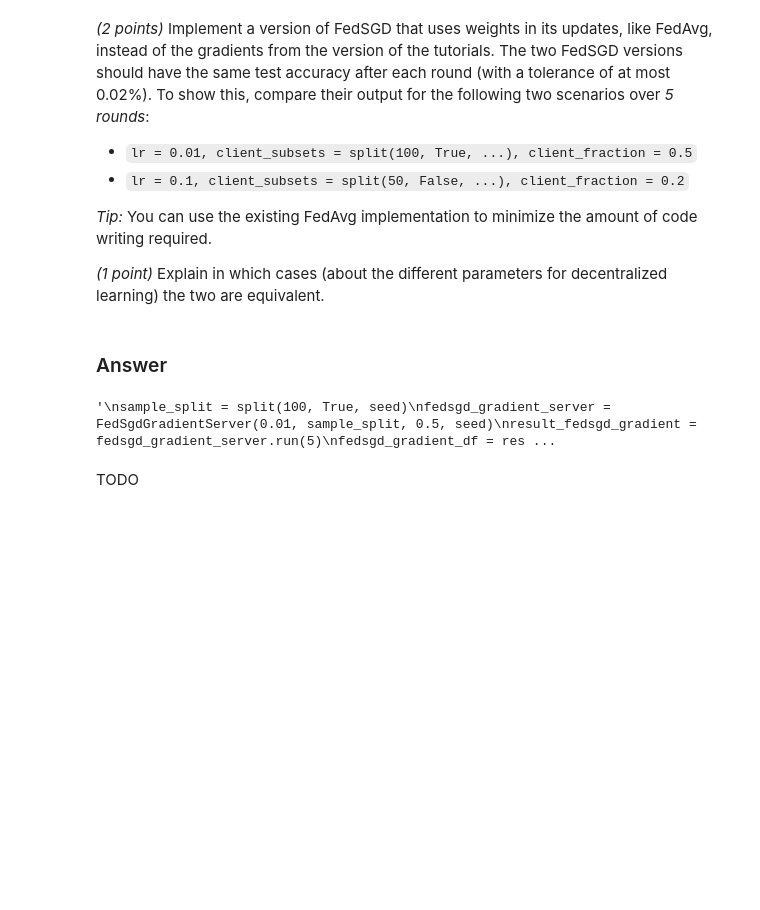
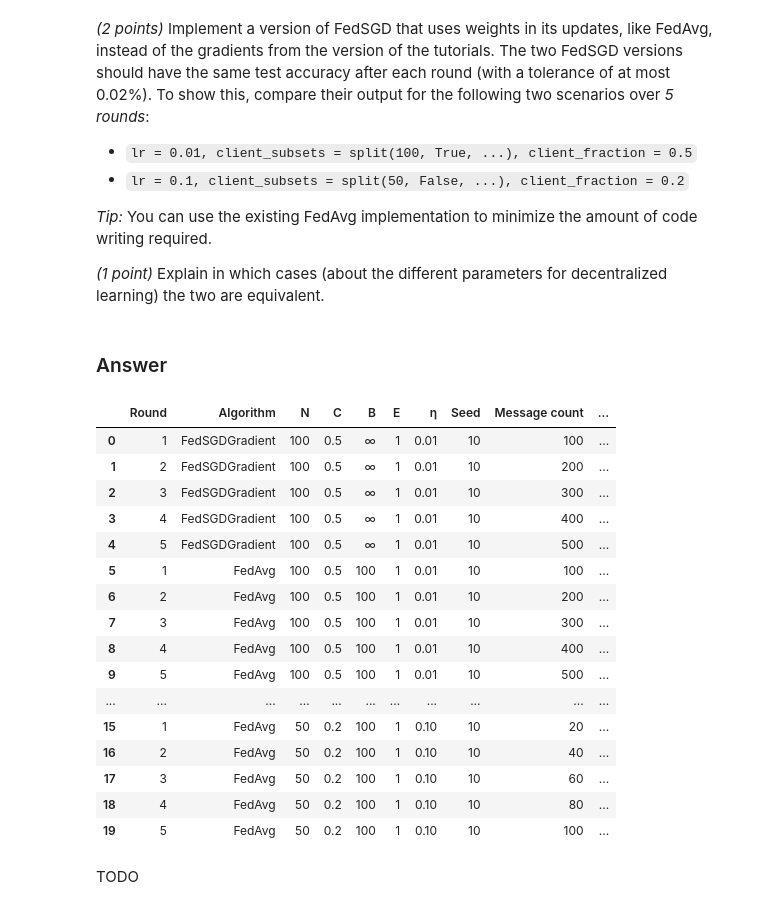
Before and after one commit to Blackangoo/DDL24Spring, a Jupyter notebook: lab/hw-hfl.ipynb, the cells around one changed output. Drawn from its saved outputs; the diff is of its cells as text; code cells hidden in the pictures; blank space fills up the shorter version.

```diff
--- a/lab/hw-hfl.ipynb
+++ b/lab/hw-hfl.ipynb
@@ -41,20 +43,36 @@ _(1 point)_ Explain in which cases (about the different parameters for decentral
 # %% [markdown]
 ### Answer
 # %%
-client_subsets_1_a = split(n=100, iid=True, seed=seed)
-client_subsets_1_b = split(n=50, iid=False, seed=seed)
+client_subsets_1_a = split(nr_clients=100, iid=True, seed=seed)
+client_subsets_1_b = split(nr_clients=50, iid=False, seed=seed)
 
 fedsgd_gradient_df_a = FedSgdGradientServer(lr=0.01, client_subsets=client_subsets_1_a, client_fraction=0.5, seed=seed).run(nr_rounds=5).as_df()
 fedavg_df_a = FedAvgServer(lr=0.01, batch_size=b, client_subsets=client_subsets_1_a, client_fraction=0.5, nr_local_epochs=e, seed=seed).run(nr_rounds=5).as_df()
 
 fedsgd_gradient_df_b = FedSgdGradientServer(lr=0.1, client_subsets=client_subsets_1_b, client_fraction=0.2, seed=seed).run(nr_rounds=5).as_df()
 fedavg_df_b = FedAvgServer(lr=0.1, batch_size=b, client_subsets=client_subsets_1_b, client_fraction=0.2, nr_local_epochs=e, seed=seed).run(nr_rounds=5).as_df()
 
 merged_df_1 = pd.concat([fedsgd_gradient_df_a, fedavg_df_a, fedsgd_gradient_df_b, fedavg_df_b], ignore_index=True)
 
 merged_df_1
 # %% [output]
-'\nsample_split = split(100, True, seed)\nfedsgd_gradient_server = FedSgdGradientServer(0.01, sample_split, 0.5, seed)\nresult_fedsgd_gradient = fedsgd_gradient_server.run(5)\nfedsgd_gradient_df = res ...
+|  | Round | Algorithm | N | C | B | E | η | Seed | Message count | ... |
+| 0 | 1 | FedSGDGradient | 100 | 0.5 | ∞ | 1 | 0.01 | 10 | 100 | ... |
+| 1 | 2 | FedSGDGradient | 100 | 0.5 | ∞ | 1 | 0.01 | 10 | 200 | ... |
+| 2 | 3 | FedSGDGradient | 100 | 0.5 | ∞ | 1 | 0.01 | 10 | 300 | ... |
+| 3 | 4 | FedSGDGradient | 100 | 0.5 | ∞ | 1 | 0.01 | 10 | 400 | ... |
+| 4 | 5 | FedSGDGradient | 100 | 0.5 | ∞ | 1 | 0.01 | 10 | 500 | ... |
+| 5 | 1 | FedAvg | 100 | 0.5 | 100 | 1 | 0.01 | 10 | 100 | ... |
+| 6 | 2 | FedAvg | 100 | 0.5 | 100 | 1 | 0.01 | 10 | 200 | ... |
+| 7 | 3 | FedAvg | 100 | 0.5 | 100 | 1 | 0.01 | 10 | 300 | ... |
+| 8 | 4 | FedAvg | 100 | 0.5 | 100 | 1 | 0.01 | 10 | 400 | ... |
+| 9 | 5 | FedAvg | 100 | 0.5 | 100 | 1 | 0.01 | 10 | 500 | ... |
+| ... | ... | ... | ... | ... | ... | ... | ... | ... | ... | ... |
+| 15 | 1 | FedAvg | 50 | 0.2 | 100 | 1 | 0.10 | 10 | 20 | ... |
+| 16 | 2 | FedAvg | 50 | 0.2 | 100 | 1 | 0.10 | 10 | 40 | ... |
+| 17 | 3 | FedAvg | 50 | 0.2 | 100 | 1 | 0.10 | 10 | 60 | ... |
+| 18 | 4 | FedAvg | 50 | 0.2 | 100 | 1 | 0.10 | 10 | 80 | ... |
+| 19 | 5 | FedAvg | 50 | 0.2 | 100 | 1 | 0.10 | 10 | 100 | ... |
 # %% [markdown]
 TODO
 # %% [markdown]
```
Also changed, not shown: parts of 8 cells of this notebook.
